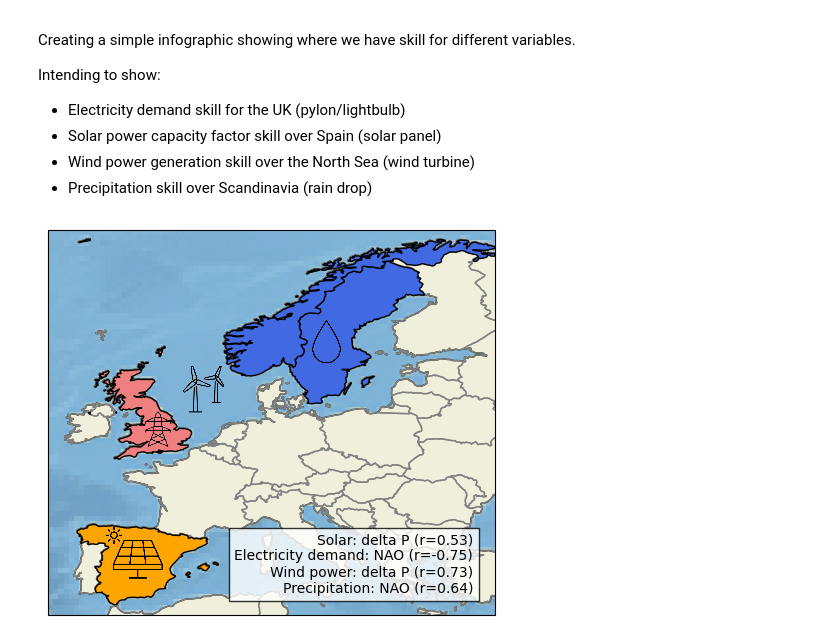
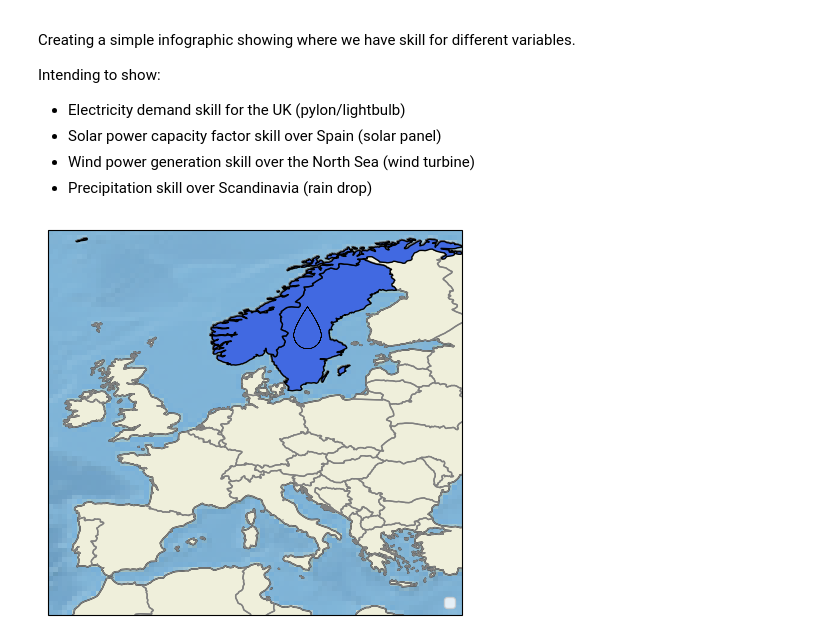
Before and after one commit to benhutchmet/energy-met-corr, a Jupyter notebook: infographic.ipynb, the cells around one changed output. Drawn from its saved outputs; the diff is of its cells as text; code cells hidden in the pictures.

```diff
--- a/infographic.ipynb
+++ b/infographic.ipynb
@@ -44,7 +44,7 @@ from shapely.ops import unary_union
 
 fig = plt.figure(figsize=(10, 5))
 ax = fig.add_subplot(1, 1, 1, projection=ccrs.PlateCarree())
-ax.set_extent([-12, 31, 35, 72], crs=ccrs.PlateCarree())
+ax.set_extent([-12, 31, 32, 72], crs=ccrs.PlateCarree())
 ax.stock_img()
 
 rain_path = "/home/users/benhutch/energy-met-corr/images/rain.png"
@@ -78,8 +78,8 @@ reader = Reader(shapefile)
 countries = reader.records()
 
 highlight_countries = {
-    'United Kingdom': 'lightcoral',
-    'Spain': 'orange',
+    # 'United Kingdom': 'lightcoral',
+    # 'Spain': 'orange',
     'Norway': 'royalblue',
     'Sweden': 'royalblue',
 }
@@ -111,52 +111,72 @@ for country in countries:
 ab = AnnotationBbox(rain, (13, 54), frameon=False, xycoords='data', boxcoords="offset points", pad=0.5)
 ax.add_artist(ab)
 
-# add the solar over spain
-ab = AnnotationBbox(solar, (-3.3, 36), frameon=False, xycoords='data', boxcoords="offset points", pad=0.5)
-ax.add_artist(ab)
+# # add the solar over spain
+# ab = AnnotationBbox(solar, (-3.3, 36), frameon=False, xycoords='data', boxcoords="offset points", pad=0.5)
+# ax.add_artist(ab)
 
-# add the wind over the NOrth Sea
-ab = AnnotationBbox(wind, (2.6, 50), frameon=False, xycoords='data', boxcoords="offset points", pad=0.5)
-ax.add_artist(ab)
+# # add the wind over the NOrth Sea
+# ab = AnnotationBbox(wind, (2.6, 50), frameon=False, xycoords='data', boxcoords="offset points", pad=0.5)
+# ax.add_artist(ab)
 
-# add the pylon over the UK
-ab = AnnotationBbox(pylon, (-1.3, 46.6), frameon=False, xycoords='data', boxcoords="offset points", pad=0.5)
-ax.add_artist(ab)
+# # add the pylon over the UK
+# ab = AnnotationBbox(pylon, (-1.3, 46.6), frameon=False, xycoords='data', boxcoords="offset points", pad=0.5)
+# ax.add_artist(ab)
 
 # # print all of the boundaries
 # for boundary in boundaries:
 #     if boundary.attributes["ISO_SOV1"] in dicts.eez_agg_countries:
 #         geoname = boundary.attributes["GEONAME"]
 #         if "Exclusive Economic Zone" in geoname and "(" not in geoname and ")" not in geoname:
 #             # # print the iso code
 #             # print(boundary.attributes["ISO_SOV1"])
 #             # # print the geoname
 #             # print(boundary.attributes["GEONAME"])
 #             geom = shape(boundary.geometry)
 #             ax.add_geometries([geom], ccrs.PlateCarree(),
 #                               facecolor='dodgerblue',
 #                               edgecolor='none')
 
-# Add a text annotation for the license information to the bottom right corner.
+
+# # Define this but corrected
+# uk_n_box_corrected = {"lon1": -27, "lon2": 21, "lat1": 57, "lat2": 70}
+
+# # Define this but corrected
+# uk_s_box_corrected = {"lon1": -27, "lon2": 21, "lat1": 38, "lat2": 51}
+
+# # plot the UK n box as a green outline
+# ax.plot([uk_n_box_corrected["lon1"], uk_n_box_corrected["lon2"], uk_n_box_corrected["lon2"], uk_n_box_corrected["lon1"], uk_n_box_corrected["lon1"]],
+#         [uk_n_box_corrected["lat1"], uk_n_box_corrected["lat1"], uk_n_box_corrected["lat2"], uk_n_box_corrected["lat2"], uk_n_box_corrected["lat1"]],
+#         color="green", linewidth=1.5, transform=ccrs.PlateCarree(), label="delta P index")
+
+# # plot the UK s box as a green outline
+# ax.plot([uk_s_box_corrected["lon1"], uk_s_box_corrected["lon2"], uk_s_box_corrected["lon2"], uk_s_box_corrected["lon1"], uk_s_box_corrected["lon1"]],
+#         [uk_s_box_corrected["lat1"], uk_s_box_corrected["lat1"], uk_s_box_corrected["lat2"], uk_s_box_corrected["lat2"], uk_s_box_corrected["lat1"]],
+#         color="green", linewidth=1.5, transform=ccrs.PlateCarree())
+
+# # Add a text annotation for the license information to the bottom right corner.
 # text = AnchoredText('\u00A9 {}; license: {}'
 #                     ''.format(SOURCE, LICENSE),
 #                     loc=4, prop={'size': 12}, frameon=True)
 # ax.add_artist(text)
 
-plt.text(0.95, 0.05, '''Solar: delta P (r=0.53)
-Electricity demand: NAO (r=-0.75)
-Wind power: delta P (r=0.73)
-Precipitation: NAO (r=0.64)''',
-         verticalalignment='bottom', horizontalalignment='right',
-         transform=ax.transAxes,
-         color='black', fontsize=10, bbox=dict(facecolor='white', alpha=0.8))
+# plt.text(0.95, 0.05, '''Solar: delta P (r=0.53)
+# Electricity demand: NAO (r=-0.75)
+# Wind power: delta P (r=0.73)
+# Precipitation: NAO (r=0.64)''',
+#          verticalalignment='bottom', horizontalalignment='right',
+#          transform=ax.transAxes,
+#          color='black', fontsize=10, bbox=dict(facecolor='white', alpha=0.8))
+
+# include a legend in the bottom right
+plt.legend(loc="lower right")
 
 plt.show()
 
 # set up a name for the figure
 fig_name = "/home/users/benhutch/energy-met-corr/images/eez_map.pdf"
 
 # save the figure as a pdf with a high dpi
 fig.savefig(fig_name, bbox_inches='tight', dpi=600)
 # %% [output]
-[figure, old version]
+[figure, new version]
```
Also changed, not shown: 3 other files.
